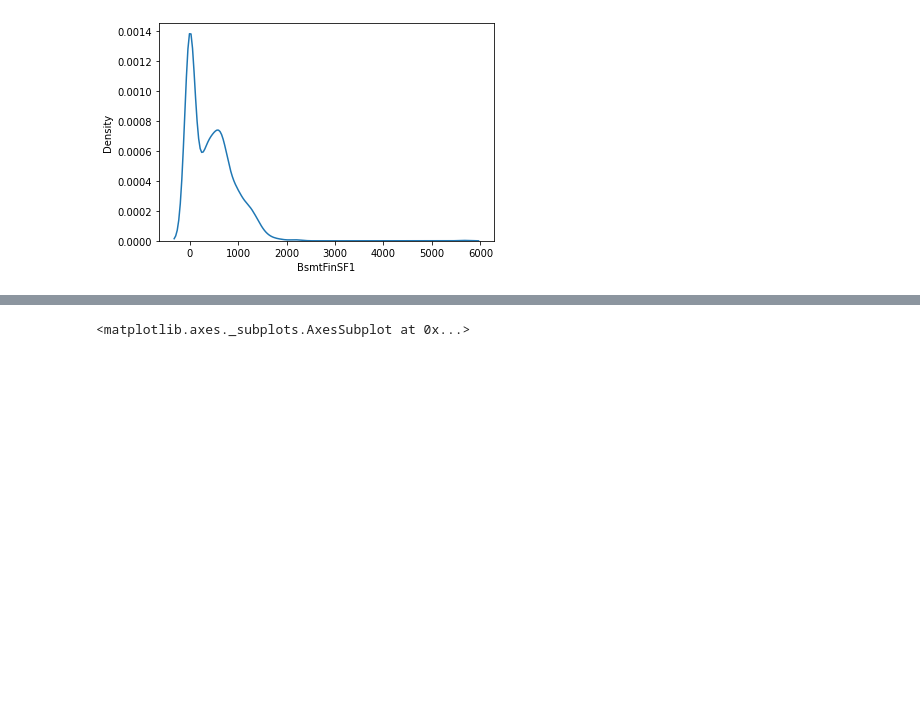
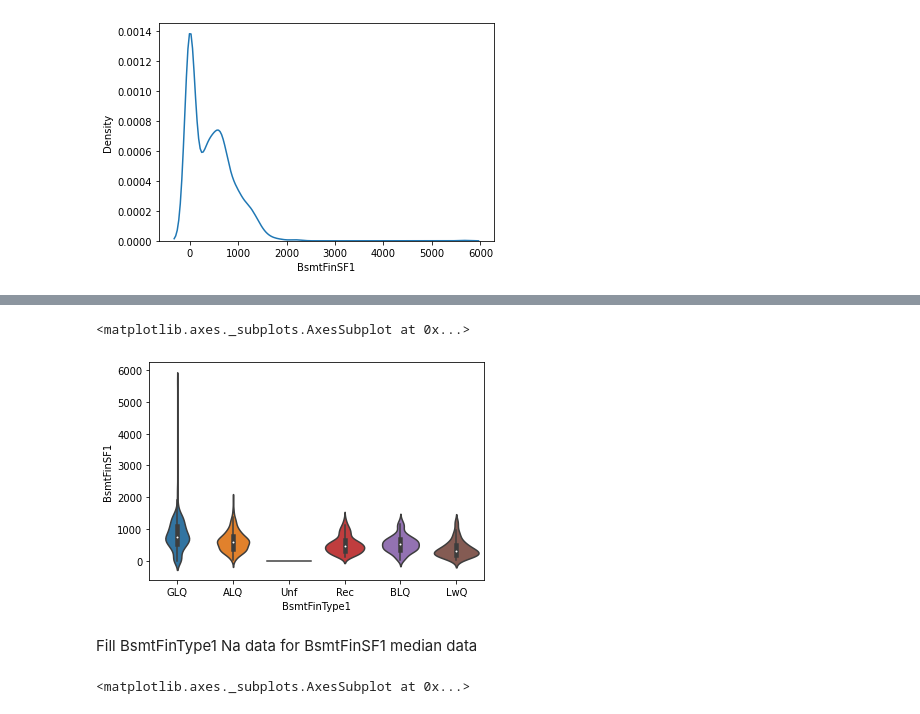
Before and after one commit to marudengi/practice-for-kaggle, a Jupyter notebook: House_Prices.ipynb, the cells around one changed output, grey strips where cells are left out. Cells and saved outputs as stored; diff of their text form; code cells hidden in the pictures; blank space fills up the shorter version.

```diff
--- a/House_Prices.ipynb
+++ b/House_Prices.ipynb
@@ -510,0 +533,8 @@ Int64Index([ 168,  180,  196,  210,  297,  312,  319,  360,  442,  456,
+# %%
+f, ax = plt.subplots()
+sns.violinplot(train['BsmtFinType1'],train['BsmtFinSF1'])
+# %% [output]
+<matplotlib.axes._subplots.AxesSubplot at 0x...>
+[figure, added]
+# %% [markdown]
+Fill BsmtFinType1 Na data for BsmtFinSF1 median data
```
Also changed, not shown: parts of 14 cells of this notebook.
